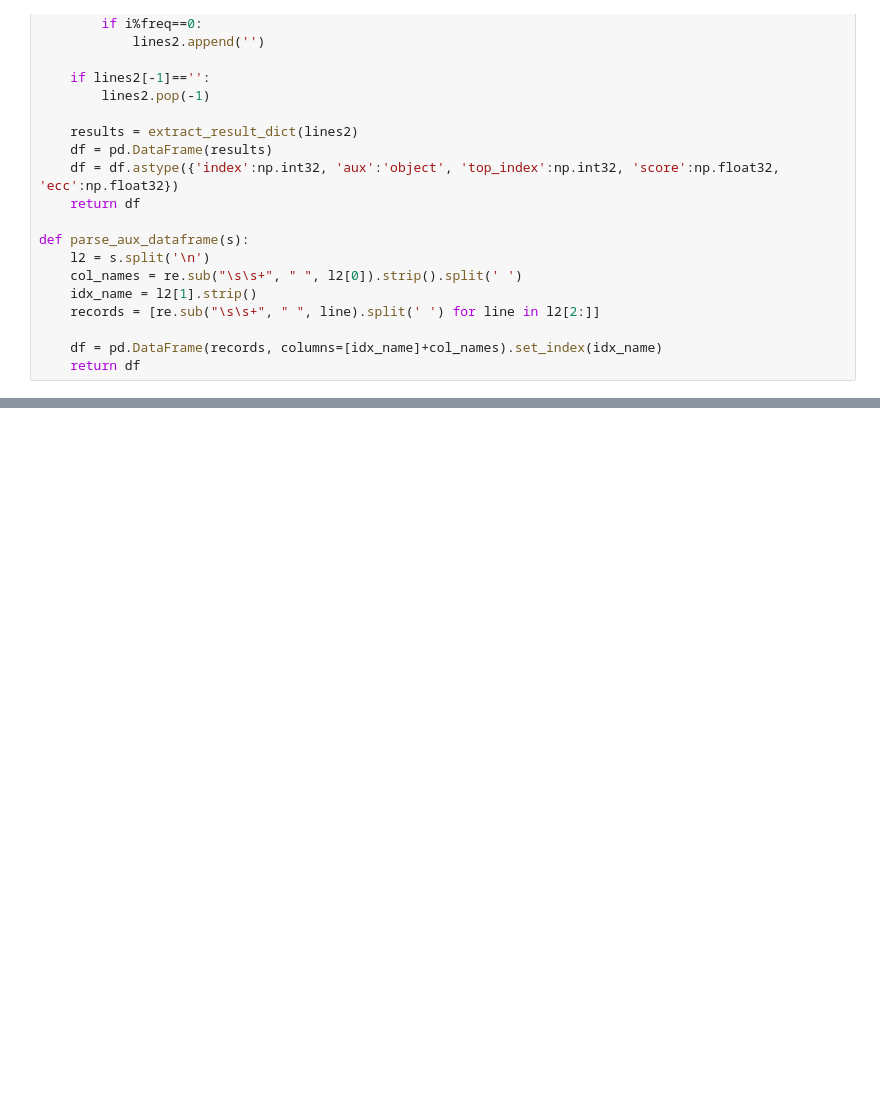
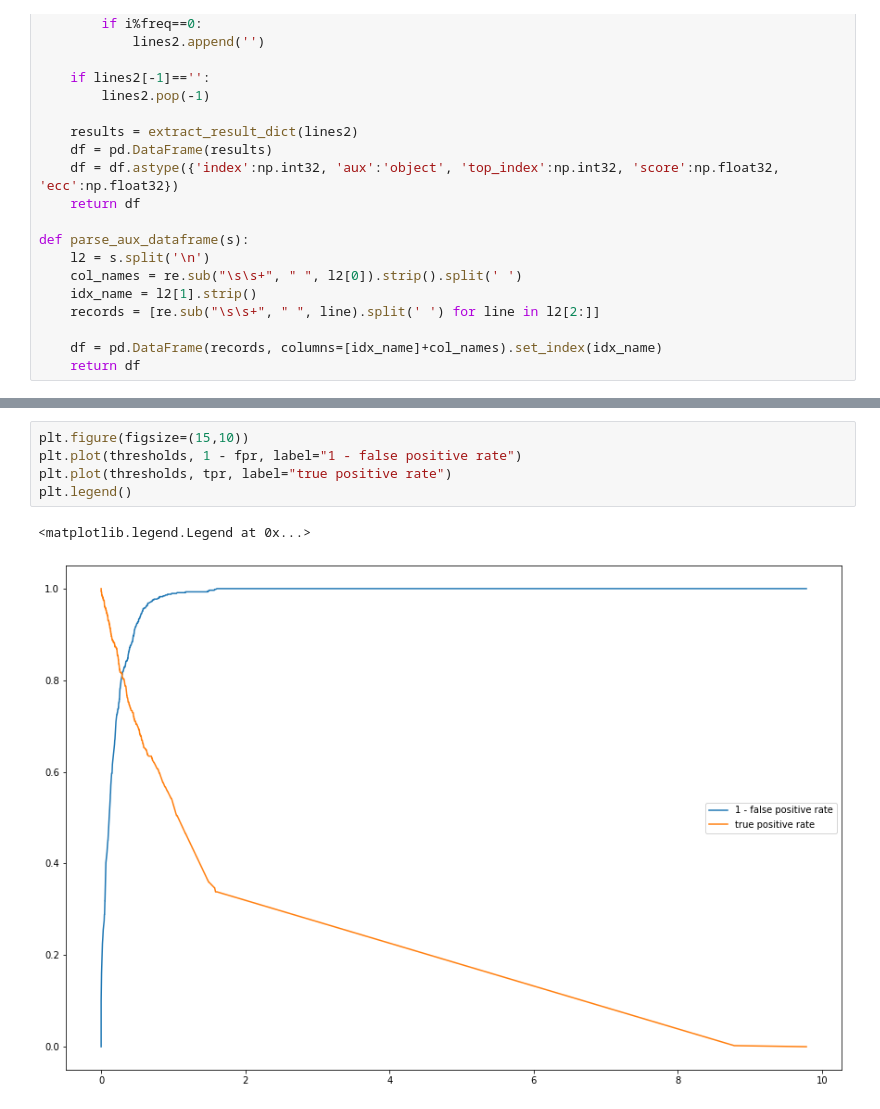
Before and after one commit to VincentHenric/IASD_privacy, a Jupyter notebook: result_analysis.ipynb, the cells around one changed output, grey strips where cells are left out. Drawn from its saved outputs; the diff is of its cells as text; blank space fills up the shorter version.

```diff
--- a/result_analysis.ipynb
+++ b/result_analysis.ipynb
@@ -134,0 +159,8 @@ plt.plot(df['ecc'])
+# %%
+plt.figure(figsize=(15,10))
+plt.plot(thresholds, 1 - fpr, label="1 - false positive rate")
+plt.plot(thresholds, tpr, label="true positive rate")
+plt.legend()
+# %% [output]
+<matplotlib.legend.Legend at 0x...>
+[figure, added]
```
Also changed, not shown: parts of 8 cells of this notebook.
